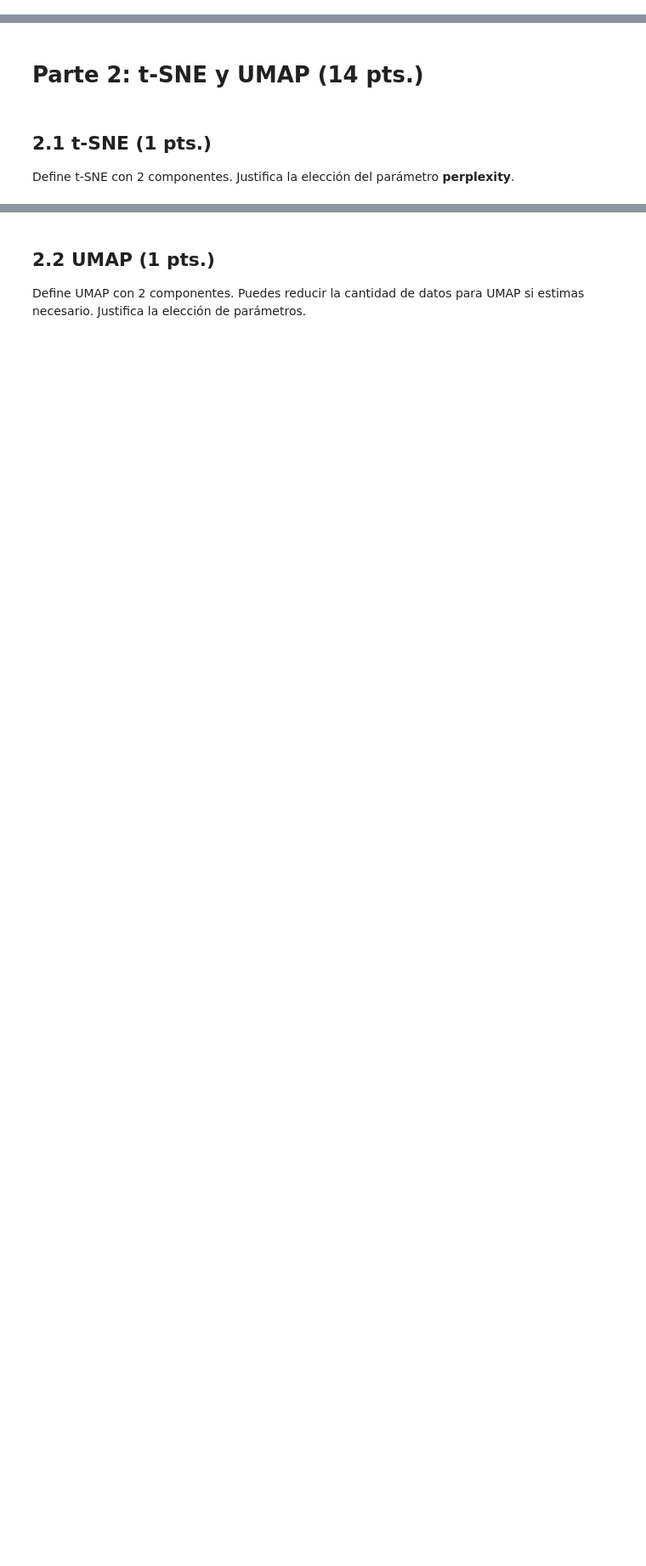
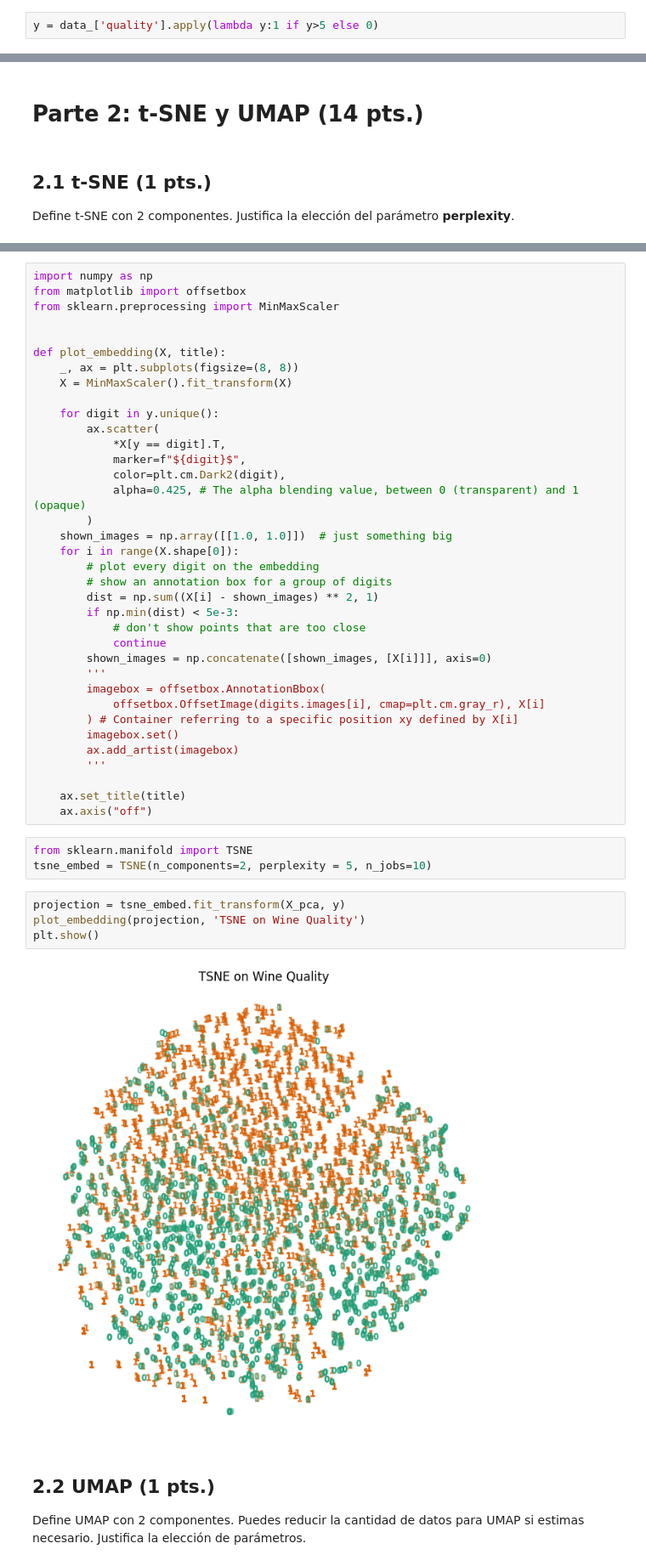
Before and after one commit to gabiacuna/IIC2433, a Jupyter notebook: tareas/T2.ipynb, the cells around one changed output, grey strips where cells are left out. Shown: that part at 85% size. Cells and saved outputs as stored; diff of their text form; blank space fills up the shorter version.

```diff
--- a/tareas/T2.ipynb
+++ b/tareas/T2.ipynb
@@ -129,0 +219,2 @@ Finalmente responde: ¿Por qué es útil normalizar en el caso de un modelo de c
+# %%
+y = data_['quality'].apply(lambda y:1 if y>5 else 0)
@@ -136,3 +244,48 @@ Define t-SNE con 2 componentes. Justifica la elección del parámetro **perplexi
+# %%
+import numpy as np
+from matplotlib import offsetbox
+from sklearn.preprocessing import MinMaxScaler
+
+
+def plot_embedding(X, title):
+    _, ax = plt.subplots(figsize=(8, 8))
+    X = MinMaxScaler().fit_transform(X)
+
+    for digit in y.unique():
+        ax.scatter(
+            *X[y == digit].T,
+            marker=f"${digit}$",
+            color=plt.cm.Dark2(digit),
+            alpha=0.425, # The alpha blending value, between 0 (transparent) and 1 (opaque)
+        )
+    shown_images = np.array([[1.0, 1.0]])  # just something big
+    for i in range(X.shape[0]):
+        # plot every digit on the embedding
+        # show an annotation box for a group of digits
+        dist = np.sum((X[i] - shown_images) ** 2, 1)
+        if np.min(dist) < 5e-3:
+            # don't show points that are too close
+            continue
+        shown_images = np.concatenate([shown_images, [X[i]]], axis=0)
+        '''
+        imagebox = offsetbox.AnnotationBbox(
+            offsetbox.OffsetImage(digits.images[i], cmap=plt.cm.gray_r), X[i]
+        ) # Container referring to a specific position xy defined by X[i]
+        imagebox.set()
+        ax.add_artist(imagebox)
+        '''
+
+    ax.set_title(title)
+    ax.axis("off")
+# %%
+from sklearn.manifold import TSNE
+tsne_embed = TSNE(n_components=2, perplexity = 5, n_jobs=10)
+# %%
+projection = tsne_embed.fit_transform(X_pca, y)
+plot_embedding(projection, 'TSNE on Wine Quality')
+plt.show()
+# %% [output]
+[figure, added]
 # %% [markdown]
 ## 2.2 UMAP (1 pts.)
 
```
Also changed, not shown: parts of 22 cells of this notebook.
